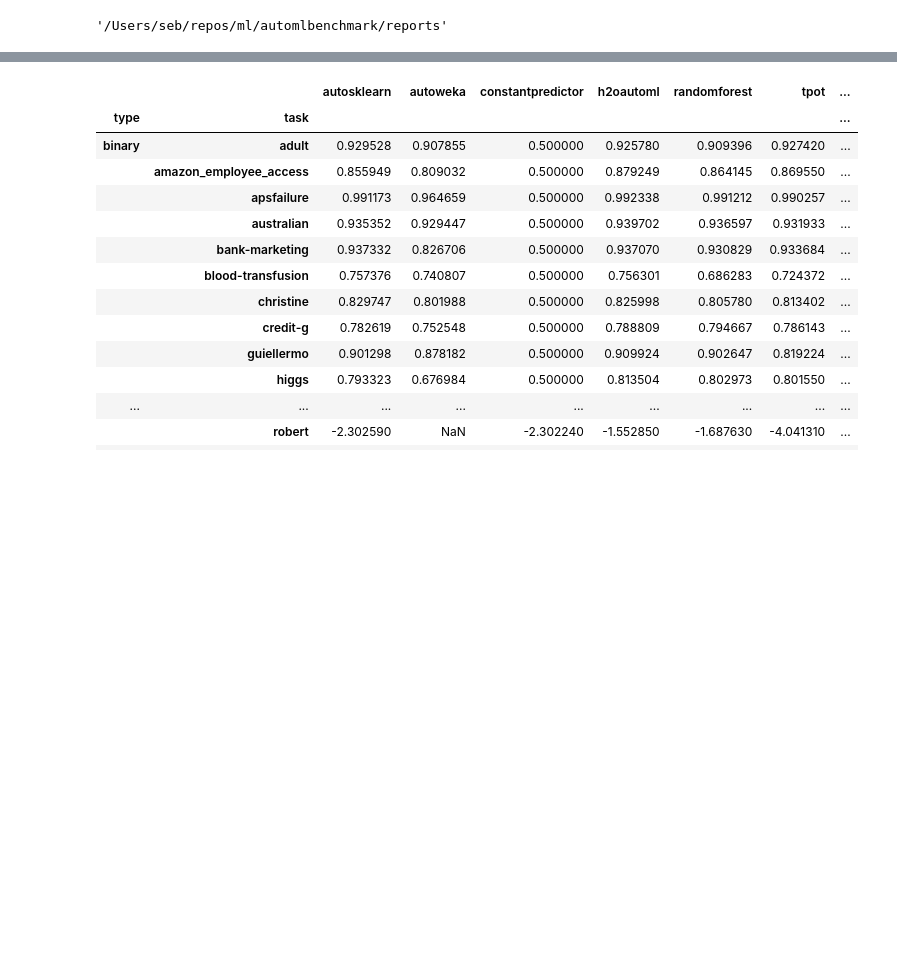
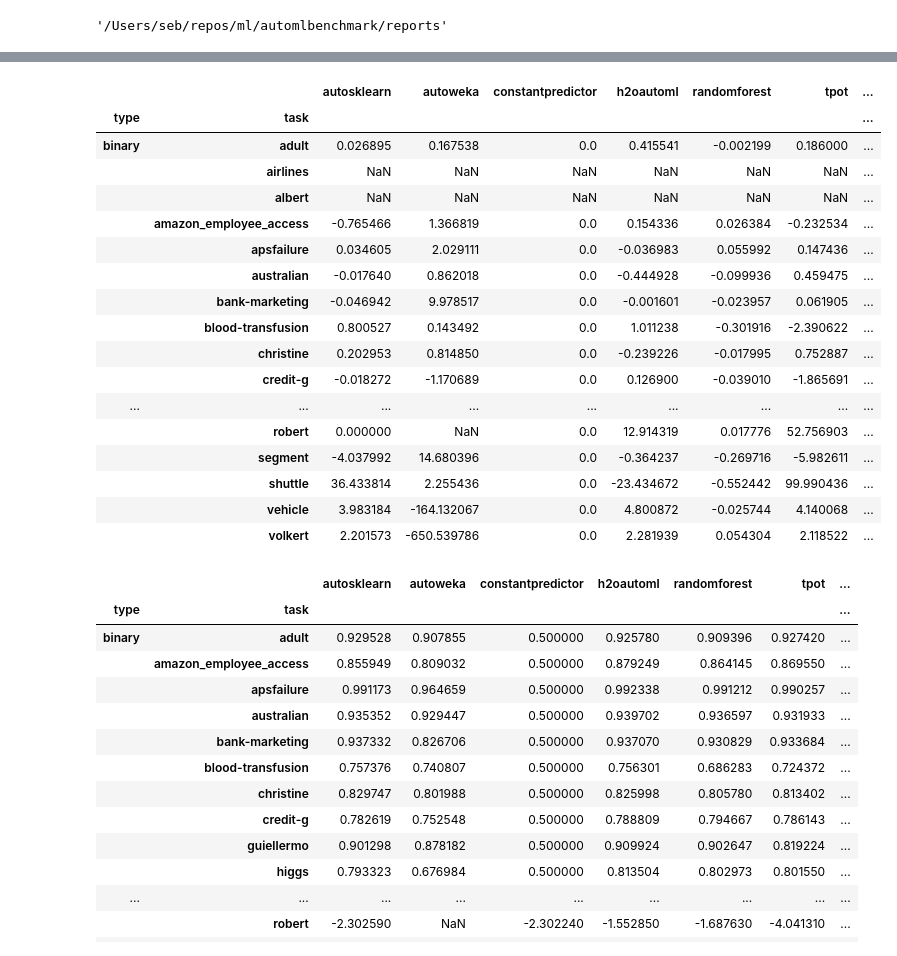
Before and after one commit to openml/automlbenchmark, a Jupyter notebook: reports/duration_comparison.ipynb, the cells around one changed output, grey strips where cells are left out. Drawn from its saved outputs; the diff is of its cells as text; code cells hidden in the pictures; blank space fills up the shorter version.

Commit message:
adding small notebook showing scores improvements between 1h and 4h runs

```diff
--- a/reports/duration_comparison.ipynb
+++ b/reports/duration_comparison.ipynb
@@ -49,3 +49,24 @@ scores_4h - scores_1h
+# %%
+relative_improvement
+# %% [output]
+|  |  | autosklearn | autoweka | constantpredictor | h2oautoml | randomforest | tpot | ... |
+| type | task |  |  |  |  |  |  | ... |
+| binary | adult | 0.026895 | 0.167538 | 0.0 | 0.415541 | -0.002199 | 0.186000 | ... |
+|  | airlines | NaN | NaN | NaN | NaN | NaN | NaN | ... |
+|  | albert | NaN | NaN | NaN | NaN | NaN | NaN | ... |
+|  | amazon_employee_access | -0.765466 | 1.366819 | 0.0 | 0.154336 | 0.026384 | -0.232534 | ... |
+|  | apsfailure | 0.034605 | 2.029111 | 0.0 | -0.036983 | 0.055992 | 0.147436 | ... |
+|  | australian | -0.017640 | 0.862018 | 0.0 | -0.444928 | -0.099936 | 0.459475 | ... |
+|  | bank-marketing | -0.046942 | 9.978517 | 0.0 | -0.001601 | -0.023957 | 0.061905 | ... |
+|  | blood-transfusion | 0.800527 | 0.143492 | 0.0 | 1.011238 | -0.301916 | -2.390622 | ... |
+|  | christine | 0.202953 | 0.814850 | 0.0 | -0.239226 | -0.017995 | 0.752887 | ... |
+|  | credit-g | -0.018272 | -1.170689 | 0.0 | 0.126900 | -0.039010 | -1.865691 | ... |
+| ... | ... | ... | ... | ... | ... | ... | ... | ... |
+|  | robert | 0.000000 | NaN | 0.0 | 12.914319 | 0.017776 | 52.756903 | ... |
+|  | segment | -4.037992 | 14.680396 | 0.0 | -0.364237 | -0.269716 | -5.982611 | ... |
+|  | shuttle | 36.433814 | 2.255436 | 0.0 | -23.434672 | -0.552442 | 99.990436 | ... |
+|  | vehicle | 3.983184 | -164.132067 | 0.0 | 4.800872 | -0.025744 | 4.140068 | ... |
+|  | volkert | 2.201573 | -650.539786 | 0.0 | 2.281939 | 0.054304 | 2.118522 | ... |
 # %%
 scores_1h
 # %% [output]
```
Also changed, not shown: parts of 3 cells of this notebook.
